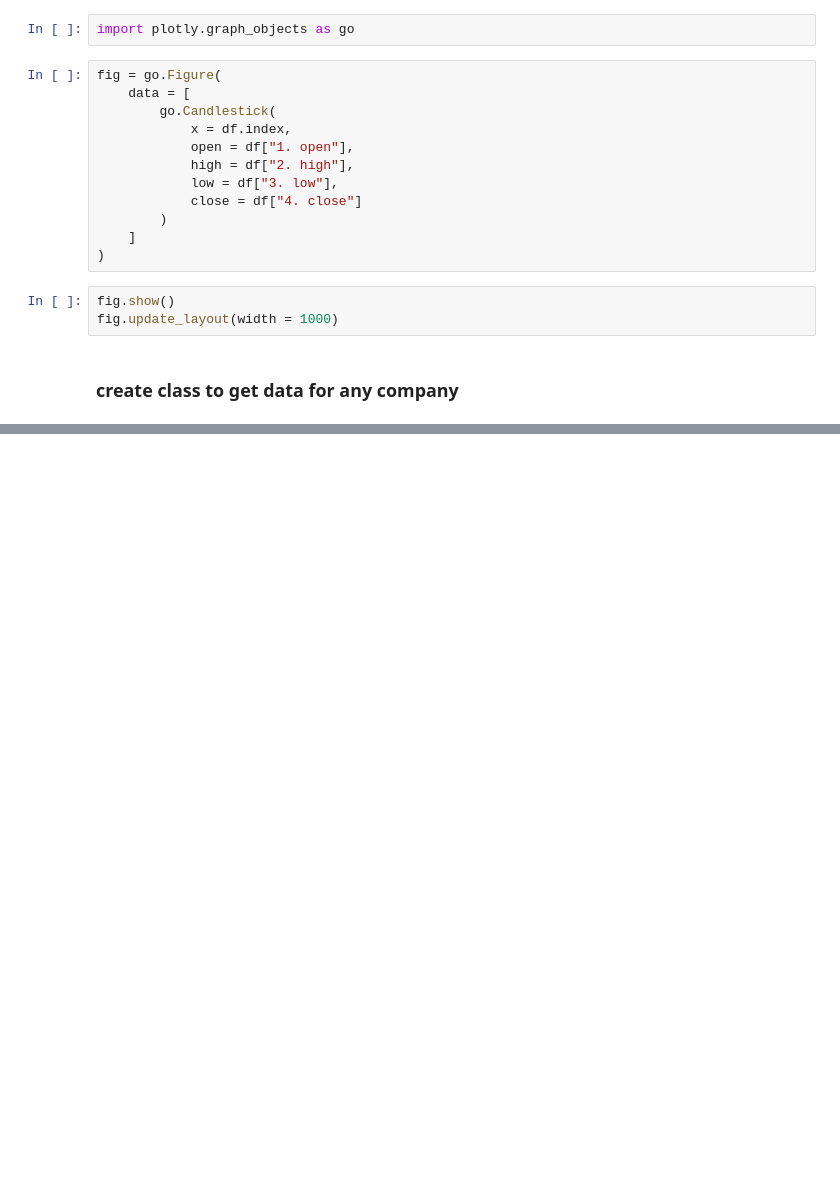
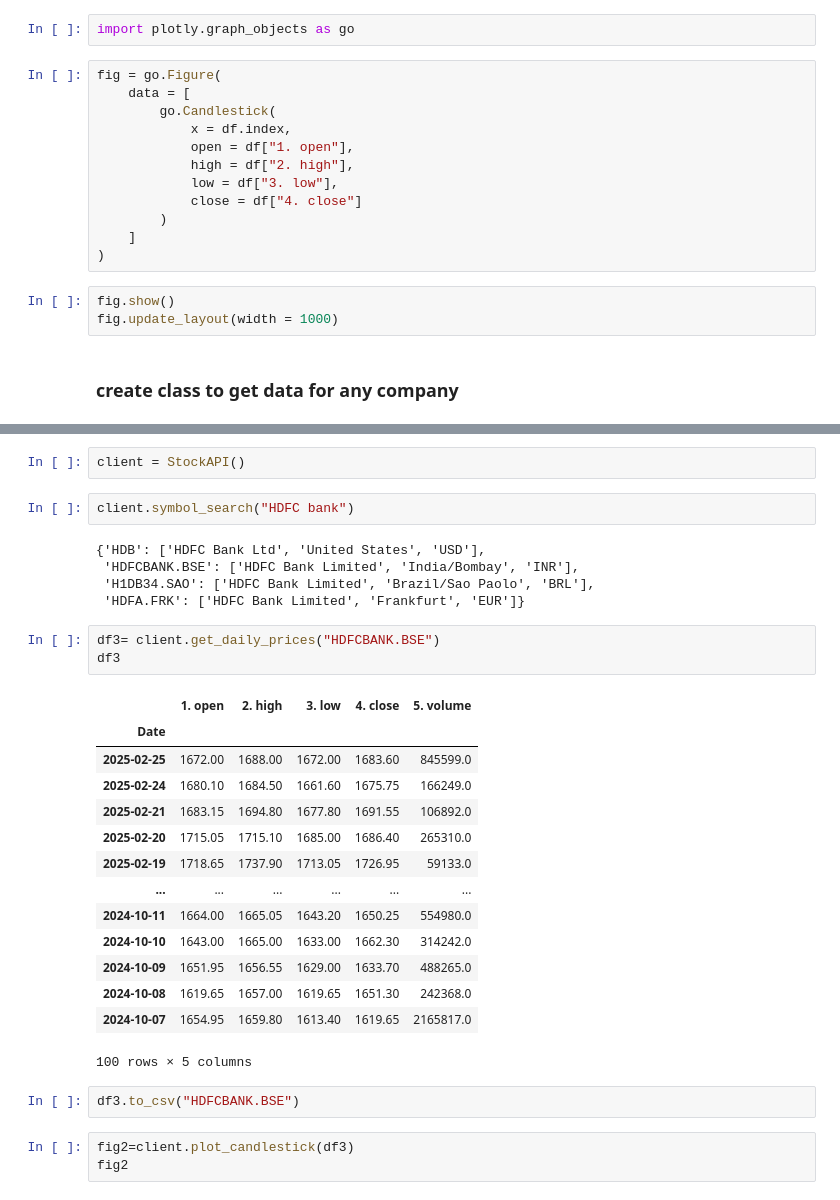
Before and after one commit to neelima225/ad_python, a Jupyter notebook: 9.API_PROJECT/stockapi.ipynb, the cells around one changed output, grey strips where cells are left out. Drawn from its saved outputs; the diff is of its cells as text; blank space fills up the shorter version.

```diff
--- a/9.API_PROJECT/stockapi.ipynb
+++ b/9.API_PROJECT/stockapi.ipynb
@@ -345,0 +377,32 @@ class StockAPI:
+# %%
+client = StockAPI()
+# %%
+client.symbol_search("HDFC bank")
+# %% [output]
+{'HDB': ['HDFC Bank Ltd', 'United States', 'USD'],
+ 'HDFCBANK.BSE': ['HDFC Bank Limited', 'India/Bombay', 'INR'],
+ 'H1DB34.SAO': ['HDFC Bank Limited', 'Brazil/Sao Paolo', 'BRL'],
+ 'HDFA.FRK': ['HDFC Bank Limited', 'Frankfurt', 'EUR']}
+# %%
+df3= client.get_daily_prices("HDFCBANK.BSE")
+df3
+# %% [output]
+|  | 1. open | 2. high | 3. low | 4. close | 5. volume |
+| Date |  |  |  |  |  |
+| 2025-02-25 | 1672.00 | 1688.00 | 1672.00 | 1683.60 | 845599.0 |
+| 2025-02-24 | 1680.10 | 1684.50 | 1661.60 | 1675.75 | 166249.0 |
+| 2025-02-21 | 1683.15 | 1694.80 | 1677.80 | 1691.55 | 106892.0 |
+| 2025-02-20 | 1715.05 | 1715.10 | 1685.00 | 1686.40 | 265310.0 |
+| 2025-02-19 | 1718.65 | 1737.90 | 1713.05 | 1726.95 | 59133.0 |
+| ... | ... | ... | ... | ... | ... |
+| 2024-10-11 | 1664.00 | 1665.05 | 1643.20 | 1650.25 | 554980.0 |
+| 2024-10-10 | 1643.00 | 1665.00 | 1633.00 | 1662.30 | 314242.0 |
+| 2024-10-09 | 1651.95 | 1656.55 | 1629.00 | 1633.70 | 488265.0 |
+| 2024-10-08 | 1619.65 | 1657.00 | 1619.65 | 1651.30 | 242368.0 |
+| 2024-10-07 | 1654.95 | 1659.80 | 1613.40 | 1619.65 | 2165817.0 |
+100 rows × 5 columns
+# %%
+df3.to_csv("HDFCBANK.BSE")
+# %%
+fig2=client.plot_candlestick(df3)
+fig2
```
Also changed, not shown: parts of 17 cells of this notebook, 3 other files.
